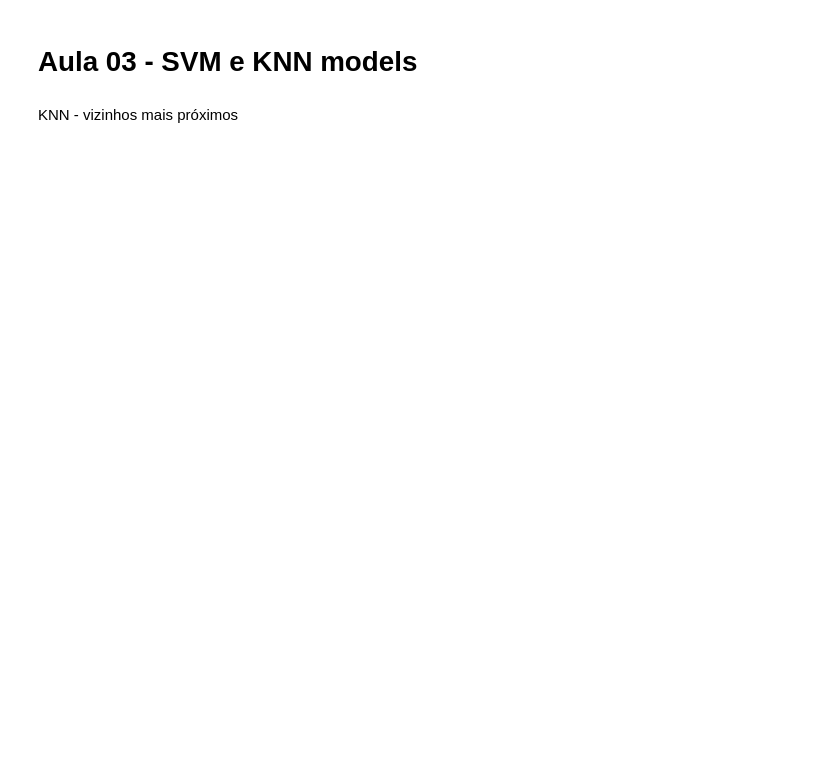
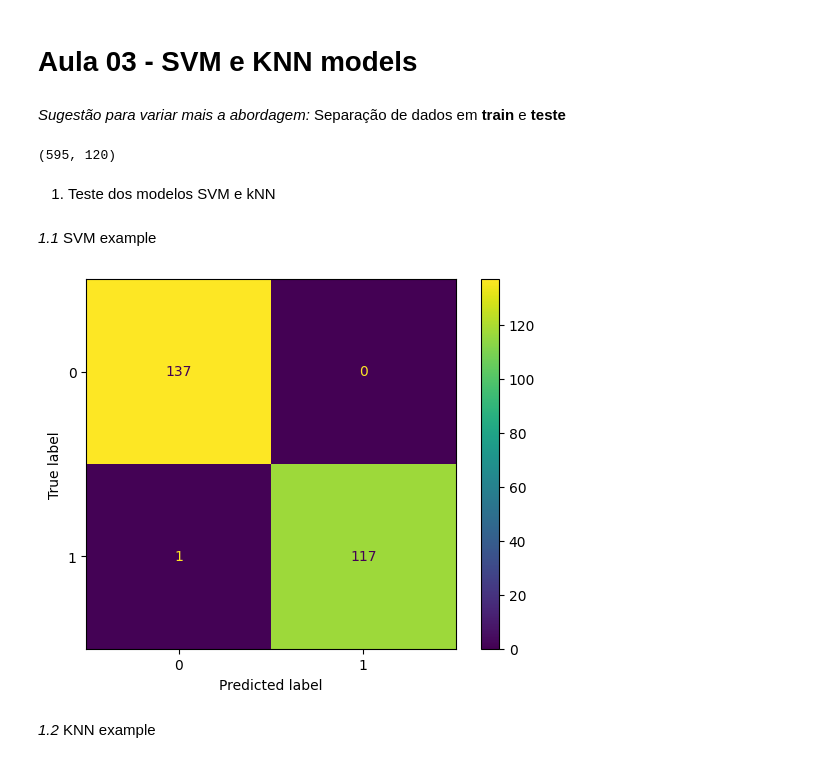
Before and after one commit to leonardochernandes/IAMA, a Jupyter notebook: read_data_Leonardo.ipynb, the cells around one changed output. Drawn from its saved outputs; the diff is of its cells as text; code cells hidden in the pictures; blank space fills up the shorter version.

```diff
--- a/read_data_Leonardo.ipynb
+++ b/read_data_Leonardo.ipynb
@@ -182,5 +168,40 @@ yh = clf.predict(X)
-# %% [markdown]
-KNN - vizinhos mais próximos
+# %% [markdown]
+*Sugestão para variar mais a abordagem:* Separação de dados em **train** e **teste**
+# %%
+from sklearn.model_selection import train_test_split
+
+# 30% dados para teste
+# X_train, X_test, y_train, y_test = train_test_split(X2_scaled, y_target, test_size=0.30, random_state=42)
+X_train, X_test, y_train, y_test = train_test_split(X1, y_target, test_size=0.30, random_state=42)
+# %%
+X_train.shape
+# %% [output]
+(595, 120)
+# %% [markdown]
+1. Teste dos modelos SVM e kNN
+# %% [markdown]
+*1.1* SVM example
+# %%
+from sklearn.svm import SVC
+
+# model_svc = SVC()
+
+model_svc = SVC(kernel='rbf', C=0.1, gamma="auto") #hiper parâmetros aleatórios, somente para entender funcionamento
+
+# model_svc.fit(X2_scaled, y_target)
+# yhat_svc = model_svc.predict(X2_scaled)
+model_svc.fit(X_train, y_train)         # Treinando
+yhat_svc = model_svc.predict(X_test)    # Testando
+
+
+cm_svc = confusion_matrix(y_test, yhat_svc)
+
+disp_svc = ConfusionMatrixDisplay(confusion_matrix = cm_svc).plot()
+plt.show()
+# %% [output]
+[figure, added]
+# %% [markdown]
+*1.2* KNN example
 # %%
 from sklearn.neighbors import KNeighborsClassifier
 
```
Also changed, not shown: parts of 58 cells of this notebook.
